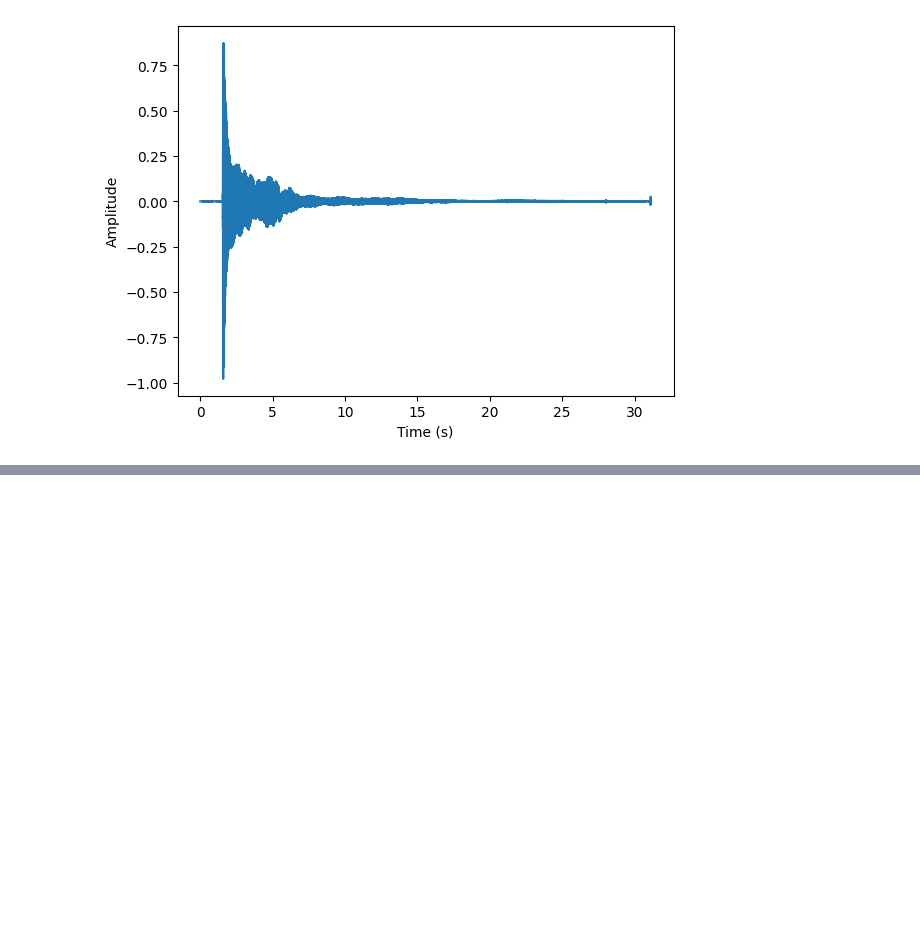
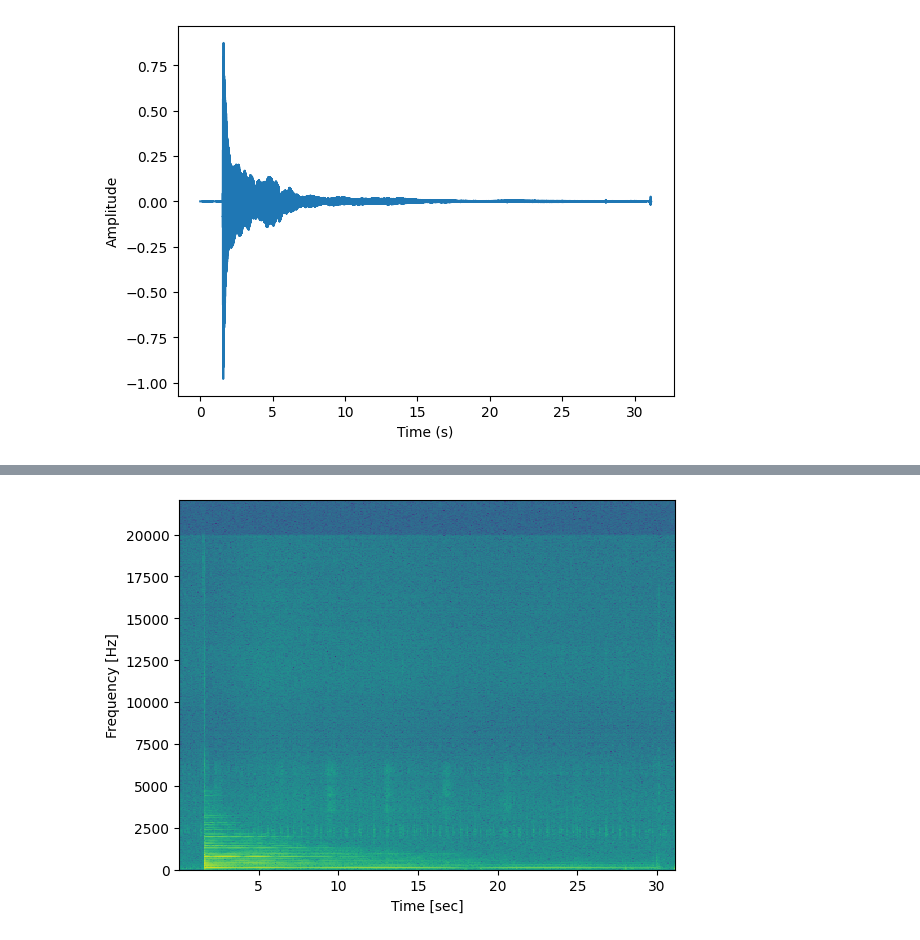
Before and after one commit to dapeef/score-sync, a Jupyter notebook: spectrogram.ipynb, the cells around one changed output, grey strips where cells are left out. Cells and saved outputs as stored; diff of their text form; code cells hidden in the pictures; blank space fills up the shorter version.

```diff
--- a/spectrogram.ipynb
+++ b/spectrogram.ipynb
@@ -56,0 +57,12 @@ plt.show()
+# %%
+# Spectrogram using scipy
+
+f, t, Sxx = scipy.signal.spectrogram(sound, nfft=NFFT, nperseg=NFFT, fs=sampling_freq)
+
+plt.figure()
+plt.pcolormesh(t, f, 10*np.log10(Sxx))
+plt.ylabel('Frequency [Hz]')
+plt.xlabel('Time [sec]')
+plt.show()
+# %% [output]
+[figure, added]
```
Also changed, not shown: parts of 1 cell of this notebook, 4 other files.
